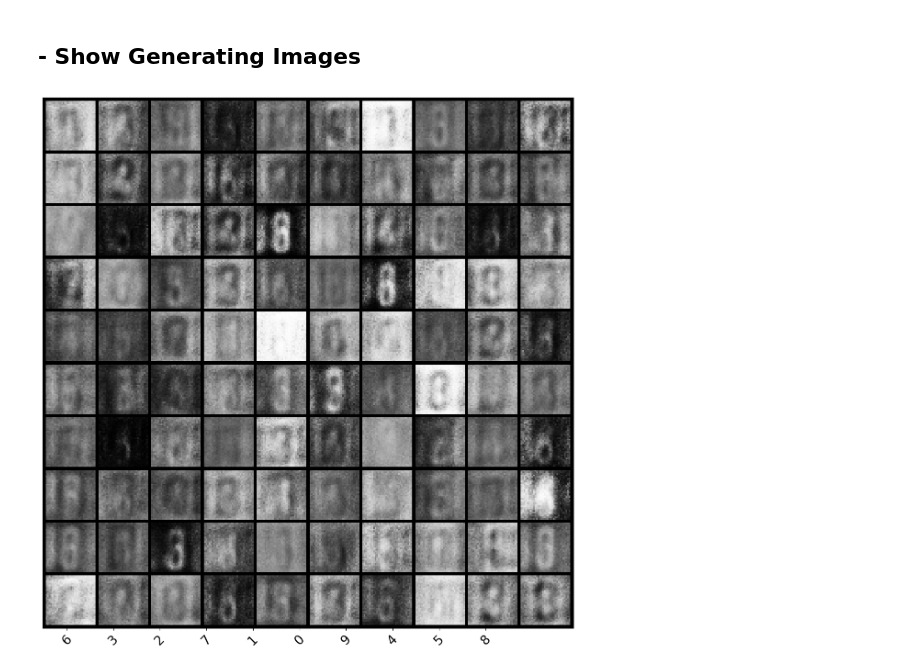
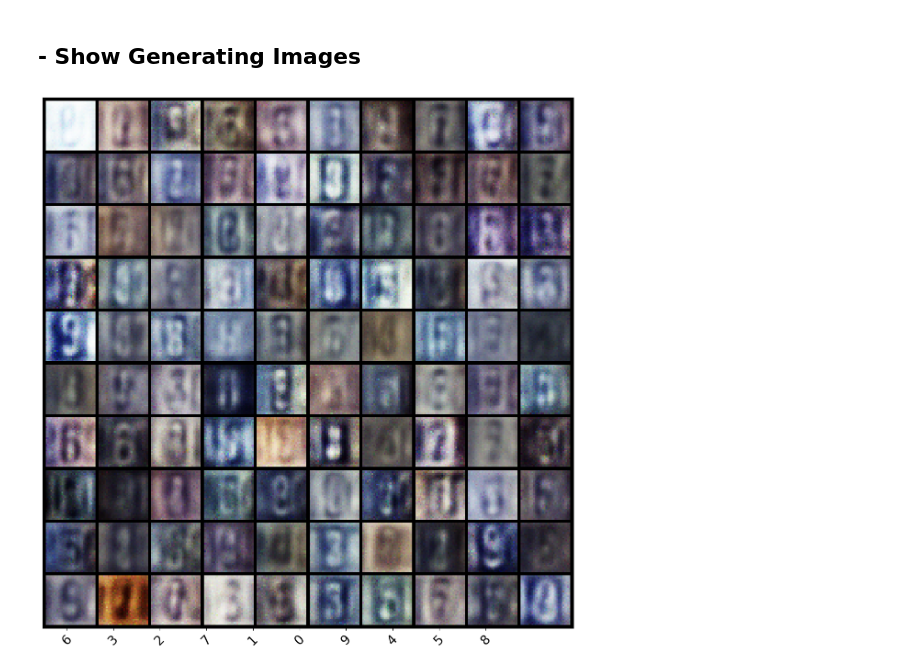
Before and after one commit to hussienalbared/Conditional-DCGAN, a Jupyter notebook: conditional-GAN-generating-fashion-mnist.ipynb, the cells around one changed output. Drawn from its saved outputs; the diff is of its cells as text; code cells hidden in the pictures.

Commit message:
add linear conditional gan

```diff
--- a/conditional-GAN-generating-fashion-mnist.ipynb
+++ b/conditional-GAN-generating-fashion-mnist.ipynb
@@ -60,8 +60,8 @@ batch_size = 64  # Batch size
 
 # Model
 z_size = 100
-generator_layer_size = [256, 512, 1024]
-discriminator_layer_size = [1024, 512, 256]
+generator_layer_size = [256, 512, 1024,2048]
+discriminator_layer_size = [2048,1024, 512, 256]
 
 # Training
 epochs = 30  # Train epochs
@@ -96,7 +96,7 @@ class Generator(nn.Module):
             nn.LeakyReLU(0.2, inplace=True),
             nn.Linear(generator_layer_size[1], generator_layer_size[2]),
             nn.LeakyReLU(0.2, inplace=True),
-            nn.Linear(generator_layer_size[2], self.img_size * self.img_size),
+            nn.Linear(generator_layer_size[2], self.img_size * self.img_size*3),
             nn.Tanh()
         )
 
@@ -114,7 +114,7 @@ class Generator(nn.Module):
         # Generator out
         out = self.model(x)
 
-        return out.view(-1, self.img_size, self.img_size)
+        return out.view(-1,3, self.img_size, self.img_size)
 # %% [markdown]
 ## - Discriminator
 # %%
@@ -126,7 +126,7 @@ class Discriminator(nn.Module):
         self.img_size = img_size
 
         self.model = nn.Sequential(
-            nn.Linear(self.img_size * self.img_size + class_num, discriminator_layer_size[0]),
+            nn.Linear(self.img_size * self.img_size*3 + class_num, discriminator_layer_size[0]),
             nn.LeakyReLU(0.2, inplace=True),
             nn.Dropout(0.3),
             nn.Linear(discriminator_layer_size[0], discriminator_layer_size[1]),
@@ -142,10 +142,11 @@ class Discriminator(nn.Module):
     def forward(self, x, labels):
 
         # Reshape fake image
-        x = x.view(-1, self.img_size * self.img_size)
-
+        x = x.view(-1, 3*self.img_size * self.img_size)
+        # print(x.shape)
         # One-hot vector to embedding vector
         c = self.label_emb(labels)
+        # print(c.shape)
 
         # Concat image & label
         x = torch.cat([x, c], 1)
@@ -267,8 +268,8 @@ for epoch in range(epochs):
     labels = Variable(torch.LongTensor(np.arange(class_num-1))).to(device)
 
     # Generating images
-    sample_images = generator(z, labels).unsqueeze(1).data.cpu()
-
+    sample_images = generator(z, labels).data.cpu()
+    print(sample_images.shape)
     # Show images
     grid = make_grid(sample_images, nrow=3, normalize=True).permute(1,2,0).numpy()
     plt.imshow(grid)
@@ -298,18 +282,18 @@ g_loss: 1.1147663593292236, d_loss: 0.9632788896560669
 # %%
 # Building z
 z = Variable(torch.randn(z_size, z_size)).to(device)
 
 # Labels 0 ~ 9
 labels = Variable(torch.LongTensor([i for _ in range(class_num) for i in range(class_num)])).to(device)
 
 # Generating images
-sample_images = generator(z, labels).unsqueeze(1).data.cpu()
+sample_images = generator(z, labels).data.cpu()
 
 # Show images
 grid = make_grid(sample_images, nrow=class_num, normalize=True).permute(1,2,0).numpy()
 fig, ax = plt.subplots(figsize=(15,15))
 ax.imshow(grid)
 _ = plt.yticks([])
 _ = plt.xticks(np.arange(15, 300, 30), class_list, rotation=45, fontsize=20)
 # %% [output]
-[figure, old version]
+[figure, new version]
```
Also changed, not shown: parts of 3 cells of this notebook.
